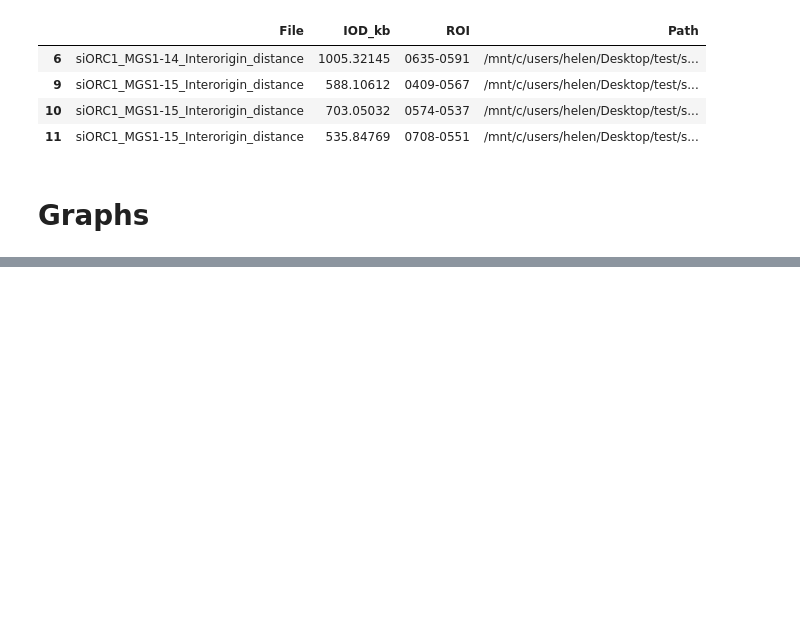
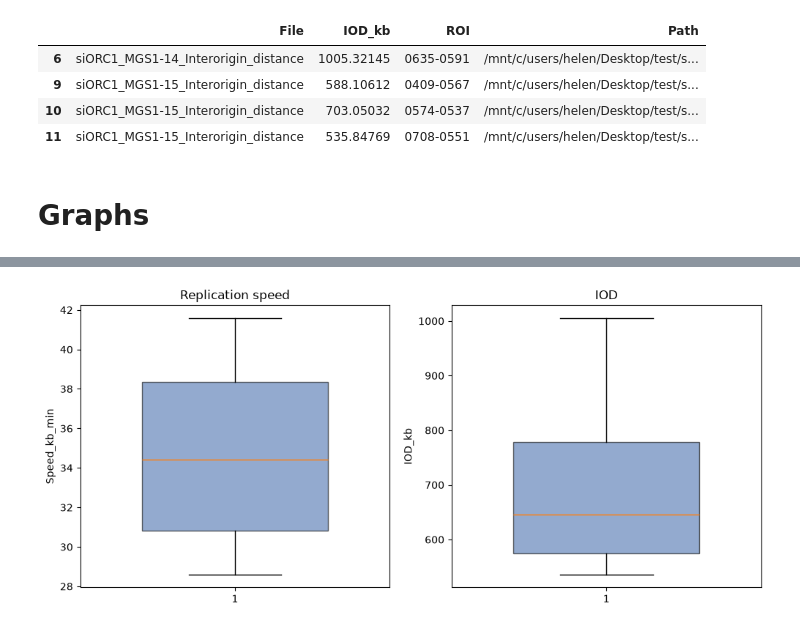
Before and after one commit to Lopatushka/DNA_fibers, a Jupyter notebook: data_agg.ipynb, the cells around one changed output, grey strips where cells are left out. Saved outputs shown, nothing was run; the diff lists cells and outputs as text; code cells hidden in the pictures; blank space fills up the shorter version.

Commit message:
plots continue

```diff
--- a/data_agg.ipynb
+++ b/data_agg.ipynb
@@ -160,0 +163,24 @@ plt.show()
+# %%
+fig, axes = plt.subplots(1, 2, figsize=(12, 5))
+
+plots = [
+    (replication_speed, "Speed_kb_min", "Replication speed"),
+    (iod_kb, "IOD_kb", "IOD"),
+]
+
+for ax, (df, value_col, title) in zip(axes, plots):
+    bp = ax.boxplot(
+        df[value_col],
+        patch_artist=True,
+        showfliers=False,
+        widths=0.6,
+    )
+
+    for box in bp["boxes"]:
+        box.set(facecolor="#4C72B0", alpha=0.6)
+
+
+    ax.set_title(title)
+    ax.set_ylabel(value_col)
+# %% [output]
+[figure, added]
```
Also changed, not shown: parts of 1 cell of this notebook.
